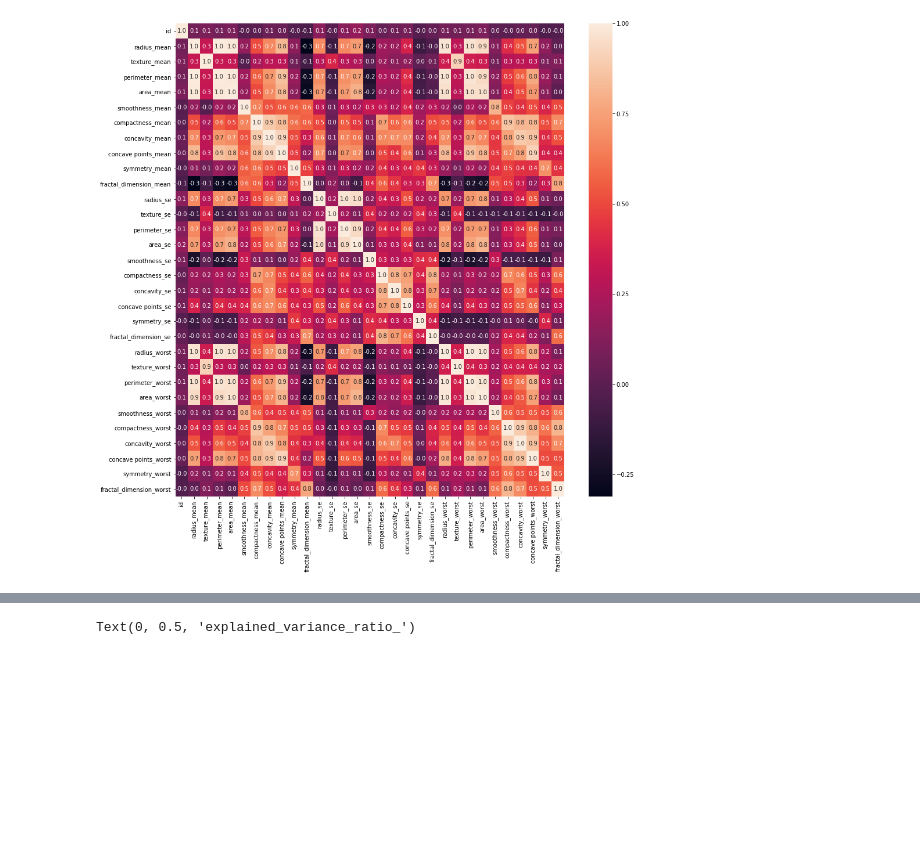
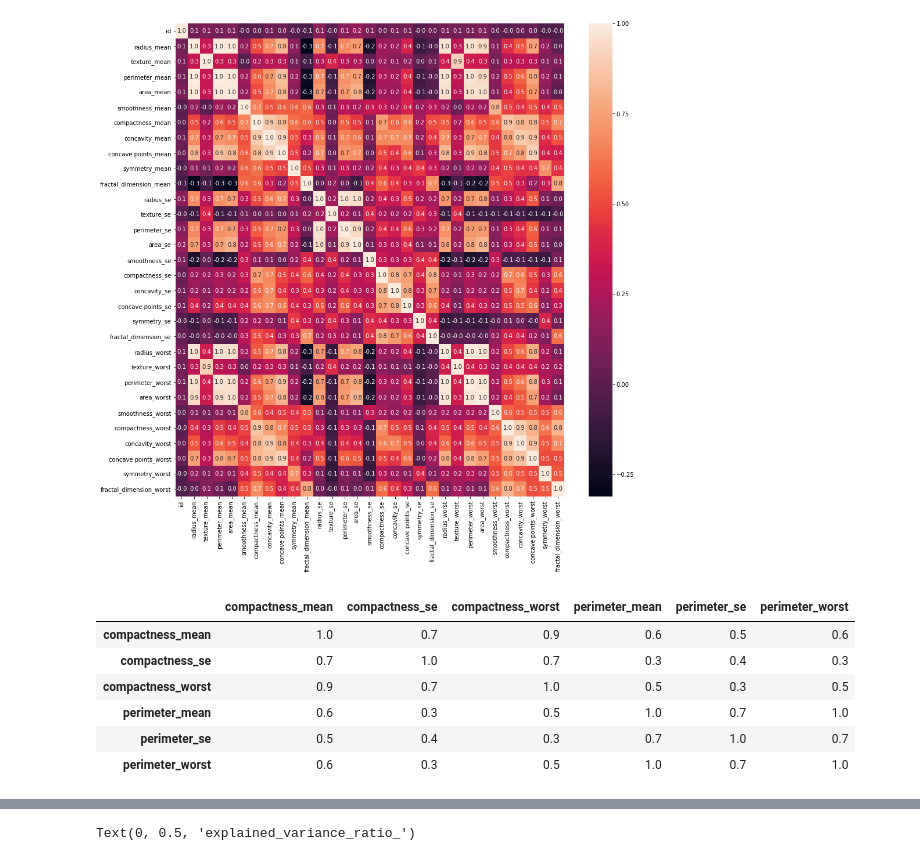
Before and after one commit to dsemen/netology, a Jupyter notebook: breasts_cancer.ipynb, the cells around one changed output, grey strips where cells are left out. Saved outputs shown, nothing was run; the diff lists cells and outputs as text; code cells hidden in the pictures; blank space fills up the shorter version.

```diff
--- a/breasts_cancer.ipynb
+++ b/breasts_cancer.ipynb
@@ -122,3 +125,16 @@ sns.heatmap(correlation,annot=True,fmt= '.1f',ax=ax)
 # %% [output]
 <matplotlib.axes._subplots.AxesSubplot at 0x...>
 [figure]
+# %%
+#в аннотации к датасету сказано, что compactness (perimeter^2 / area - 1.0) посмотрим есть ли корреляция между perimeter,
+
+
+df[[x for x in df.columns if 'compactness' in x] + [x for x in df.columns if 'perimeter' in x]].corr().round(decimals=1)
+# %% [output]
+|  | compactness_mean | compactness_se | compactness_worst | perimeter_mean | perimeter_se | perimeter_worst |
+| compactness_mean | 1.0 | 0.7 | 0.9 | 0.6 | 0.5 | 0.6 |
+| compactness_se | 0.7 | 1.0 | 0.7 | 0.3 | 0.4 | 0.3 |
+| compactness_worst | 0.9 | 0.7 | 1.0 | 0.5 | 0.3 | 0.5 |
+| perimeter_mean | 0.6 | 0.3 | 0.5 | 1.0 | 0.7 | 1.0 |
+| perimeter_se | 0.5 | 0.4 | 0.3 | 0.7 | 1.0 | 0.7 |
+| perimeter_worst | 0.6 | 0.3 | 0.5 | 1.0 | 0.7 | 1.0 |
```
Also changed, not shown: parts of 23 cells of this notebook.
